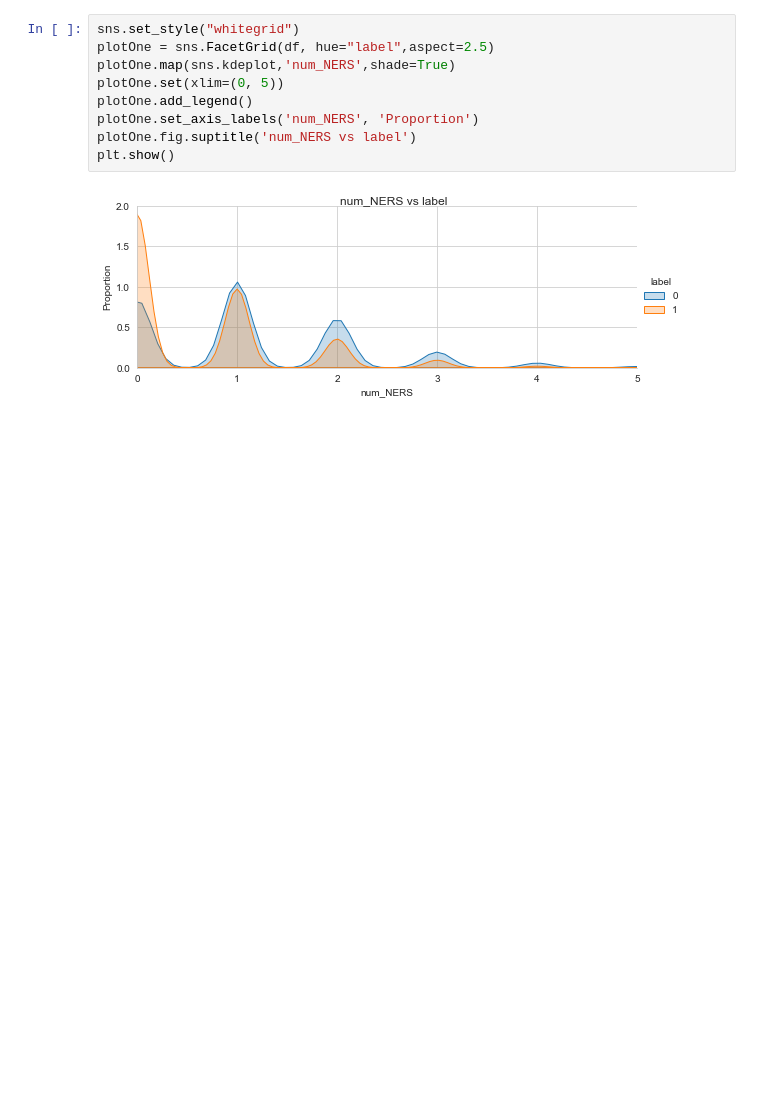
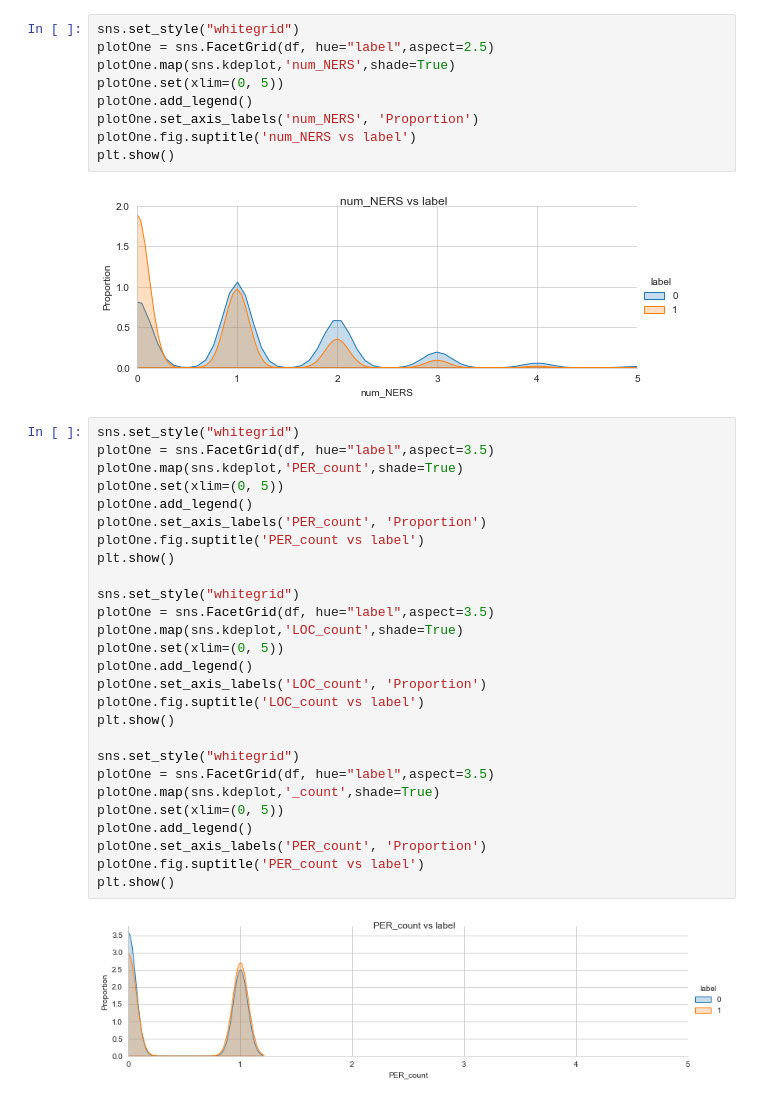
Before and after one commit to esh04/Clickbait-Identification, a Jupyter notebook: Clickbait.ipynb, the cells around one changed output. Drawn from its saved outputs; the diff is of its cells as text; blank space fills up the shorter version.

```diff
--- a/Clickbait.ipynb
+++ b/Clickbait.ipynb
@@ -369,3 +394,32 @@ plotOne.fig.suptitle('num_NERS vs label')
 plt.show()
 # %% [output]
 [figure]
+# %%
+sns.set_style("whitegrid")
+plotOne = sns.FacetGrid(df, hue="label",aspect=3.5)
+plotOne.map(sns.kdeplot,'PER_count',shade=True)
+plotOne.set(xlim=(0, 5))
+plotOne.add_legend()
+plotOne.set_axis_labels('PER_count', 'Proportion')
+plotOne.fig.suptitle('PER_count vs label')
+plt.show()
+
+sns.set_style("whitegrid")
+plotOne = sns.FacetGrid(df, hue="label",aspect=3.5)
+plotOne.map(sns.kdeplot,'LOC_count',shade=True)
+plotOne.set(xlim=(0, 5))
+plotOne.add_legend()
+plotOne.set_axis_labels('LOC_count', 'Proportion')
+plotOne.fig.suptitle('LOC_count vs label')
+plt.show()
+
+sns.set_style("whitegrid")
+plotOne = sns.FacetGrid(df, hue="label",aspect=3.5)
+plotOne.map(sns.kdeplot,'_count',shade=True)
+plotOne.set(xlim=(0, 5))
+plotOne.add_legend()
+plotOne.set_axis_labels('PER_count', 'Proportion')
+plotOne.fig.suptitle('PER_count vs label')
+plt.show()
+# %% [output]
+[figure, added]
```
Also changed, not shown: parts of 2 cells of this notebook.
